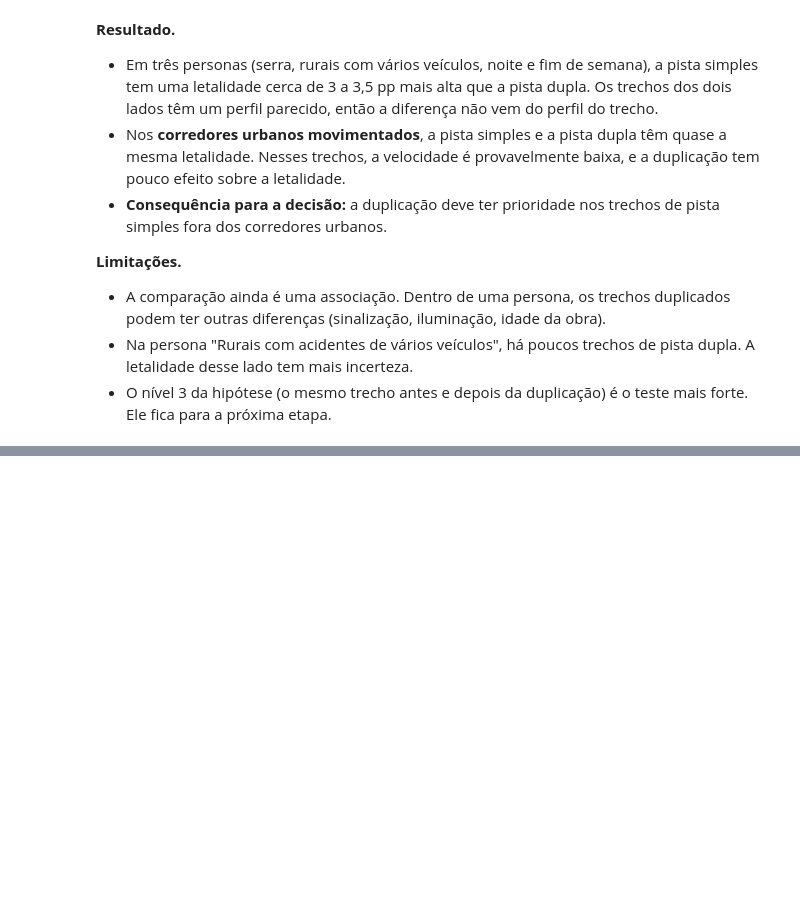
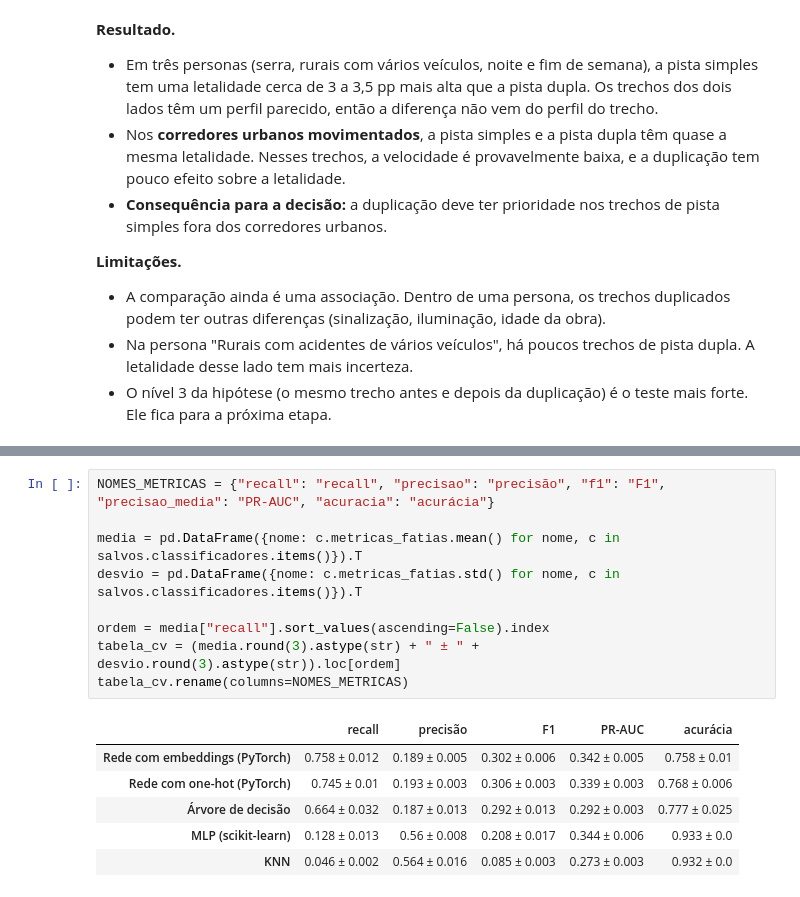
Before and after one commit to anapaulaendler/acidentes-br, a Jupyter notebook: notebooks/analise_prf.ipynb, the cells around one changed output, grey strips where cells are left out. Drawn from its saved outputs; the diff is of its cells as text; blank space fills up the shorter version.

```diff
--- a/notebooks/analise_prf.ipynb
+++ b/notebooks/analise_prf.ipynb
@@ -1228,0 +1266,16 @@ letalidade.sort_values("diferença (pp)", ascending=False).round(2)
+# %%
+NOMES_METRICAS = {"recall": "recall", "precisao": "precisão", "f1": "F1", "precisao_media": "PR-AUC", "acuracia": "acurácia"}
+
+media = pd.DataFrame({nome: c.metricas_fatias.mean() for nome, c in salvos.classificadores.items()}).T
+desvio = pd.DataFrame({nome: c.metricas_fatias.std() for nome, c in salvos.classificadores.items()}).T
+
+ordem = media["recall"].sort_values(ascending=False).index
+tabela_cv = (media.round(3).astype(str) + " ± " + desvio.round(3).astype(str)).loc[ordem]
+tabela_cv.rename(columns=NOMES_METRICAS)
+# %% [output]
+|  | recall | precisão | F1 | PR-AUC | acurácia |
+| Rede com embeddings (PyTorch) | 0.758 ± 0.012 | 0.189 ± 0.005 | 0.302 ± 0.006 | 0.342 ± 0.005 | 0.758 ± 0.01 |
+| Rede com one-hot (PyTorch) | 0.745 ± 0.01 | 0.193 ± 0.003 | 0.306 ± 0.003 | 0.339 ± 0.003 | 0.768 ± 0.006 |
+| Árvore de decisão | 0.664 ± 0.032 | 0.187 ± 0.013 | 0.292 ± 0.013 | 0.292 ± 0.003 | 0.777 ± 0.025 |
+| MLP (scikit-learn) | 0.128 ± 0.013 | 0.56 ± 0.008 | 0.208 ± 0.017 | 0.344 ± 0.006 | 0.933 ± 0.0 |
+| KNN | 0.046 ± 0.002 | 0.564 ± 0.016 | 0.085 ± 0.003 | 0.273 ± 0.003 | 0.932 ± 0.0 |
```
Also changed, not shown: parts of 15 cells of this notebook.
